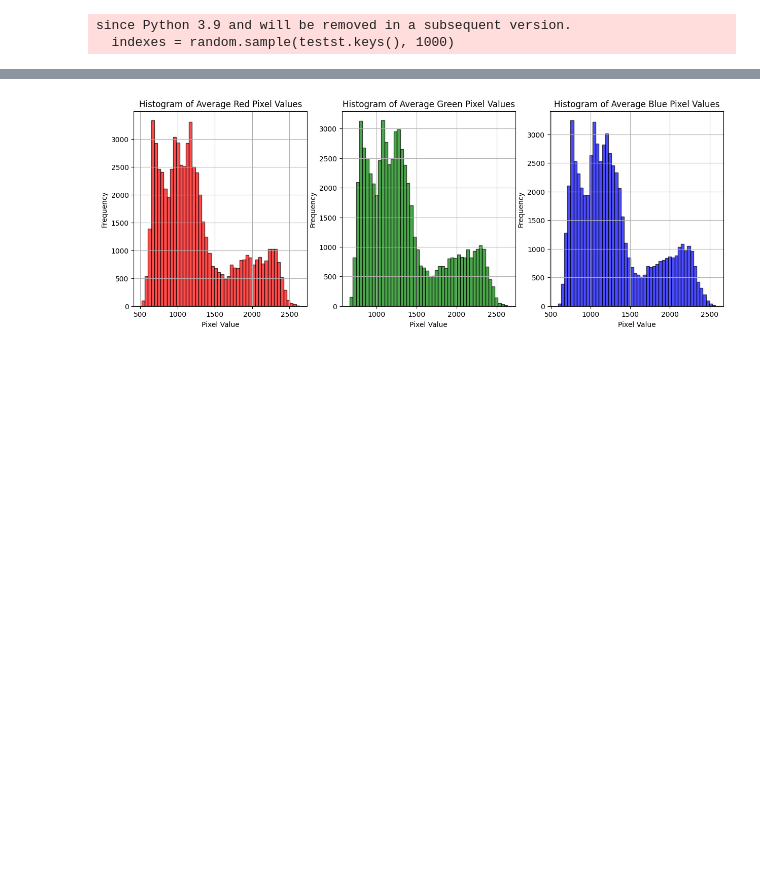
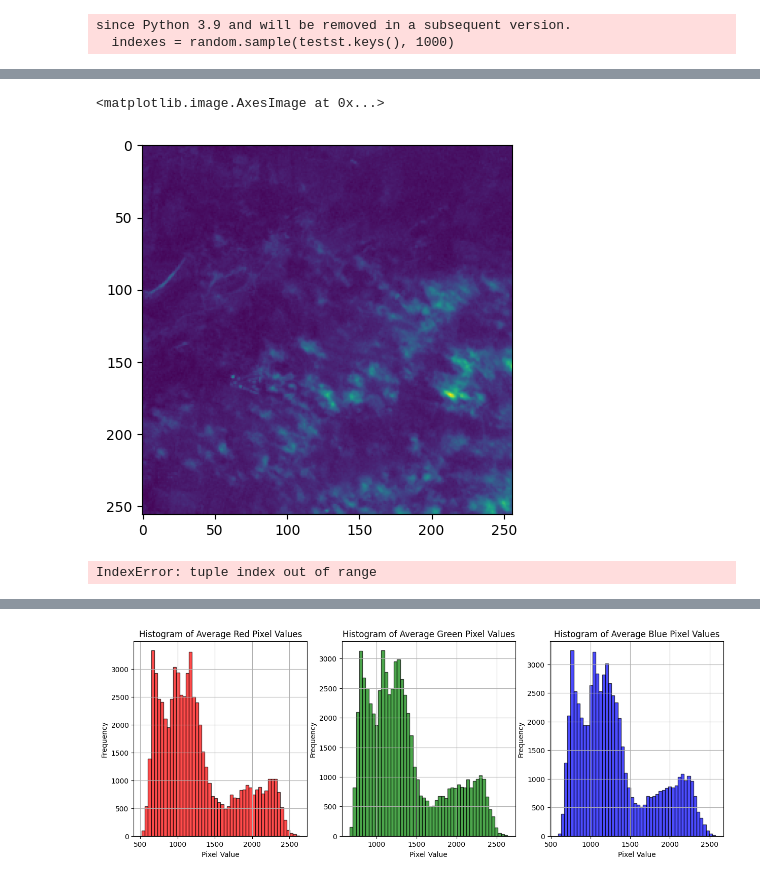
Before and after one commit to ThomasHEBRARD/cloud_removal, a Jupyter notebook: preprocess/normalisation.ipynb, the cells around one changed output, grey strips where cells are left out. Saved outputs shown, nothing was run; the diff lists cells and outputs as text; code cells hidden in the pictures; blank space fills up the shorter version.

```diff
--- a/preprocess/normalisation.ipynb
+++ b/preprocess/normalisation.ipynb
@@ -148,2 +148,14 @@ imgs_A, imgs_B = zip(
 )
 imgs_B = np.array(imgs_B)
+# %%
+B02 = gdal.Open("/Users/thomashebrard/thesis/code/preprocess/data/cropped/s2/S2_32VNH_20190106/S2_32VNH_20190106_B02/S2_32VNH_20190106_B02_0_499980_6297440_256.vrt").ReadAsArray()
+
+plt.imshow(B02)
+# %% [output]
+<matplotlib.image.AxesImage at 0x...>
+[figure, added]
+# %%
+gt = imgs_A[1]
+inp = imgs_B[1]
+# %% [output]
+IndexError: tuple index out of range
```
Also changed, not shown: parts of 4 cells of this notebook, 15 other files.
